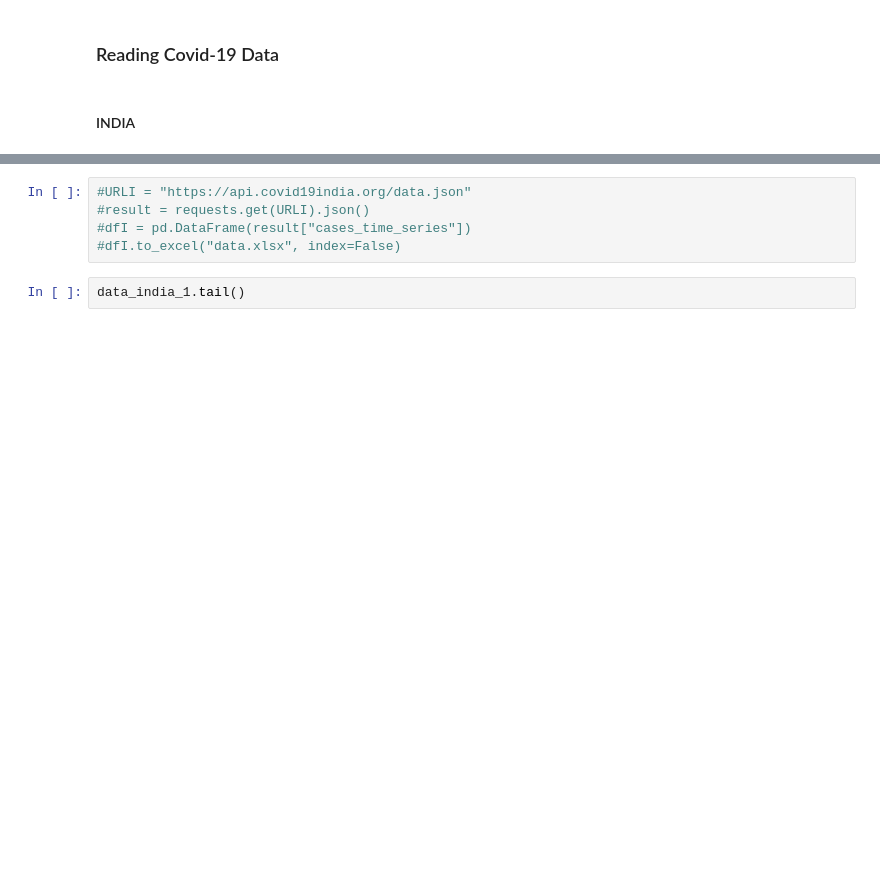
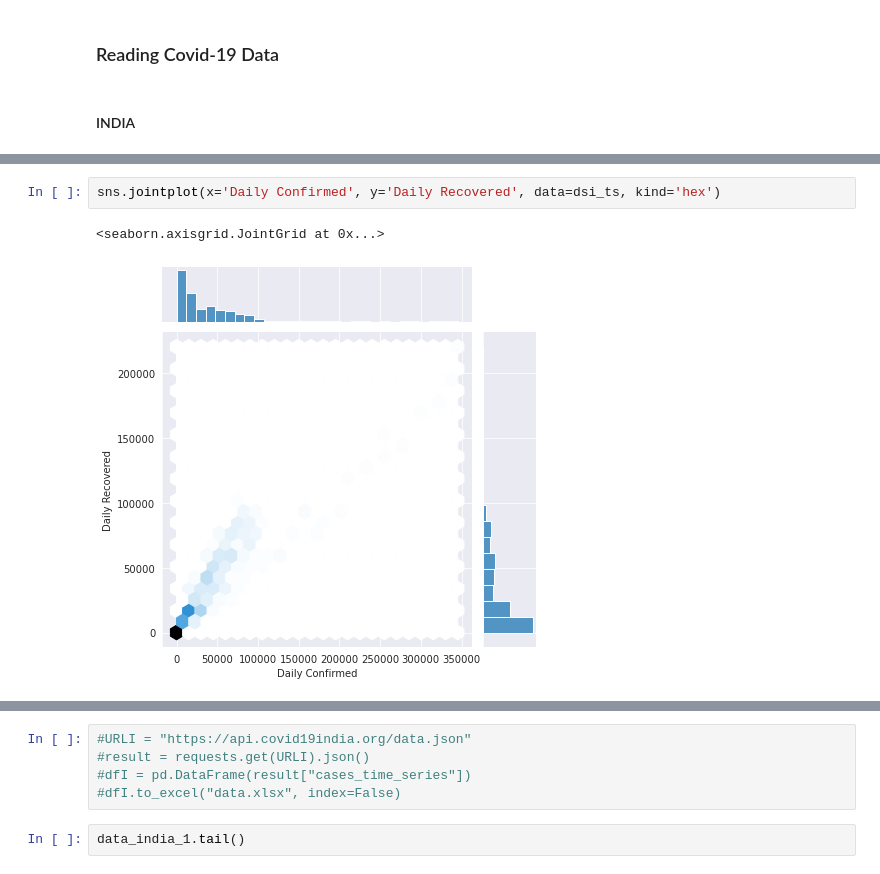
Before and after one commit to sandy01011/COVID-19-Analysis, a Jupyter notebook: COVID-19_Analysis.ipynb, the cells around one changed output, grey strips where cells are left out. Drawn from its saved outputs; the diff is of its cells as text; blank space fills up the shorter version.

```diff
--- a/COVID-19_Analysis.ipynb
+++ b/COVID-19_Analysis.ipynb
@@ -49,0 +156,5 @@ data_india_1 = pd.read_csv('https://api.covid19india.org/csv/latest/case_time_se
+# %%
+sns.jointplot(x='Daily Confirmed', y='Daily Recovered', data=dsi_ts, kind='hex')
+# %% [output]
+<seaborn.axisgrid.JointGrid at 0x...>
+[figure, added]
```
Also changed, not shown: parts of 30 cells of this notebook.
